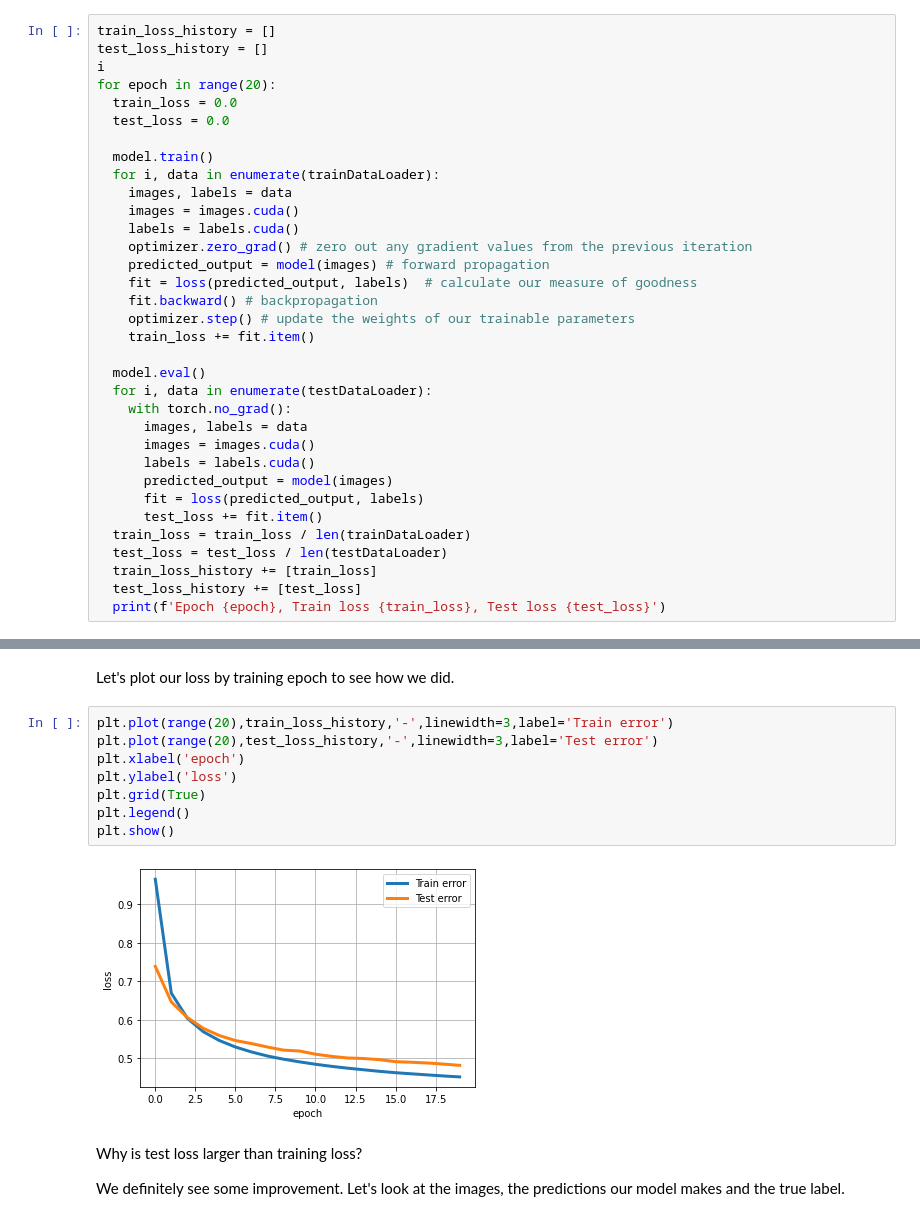
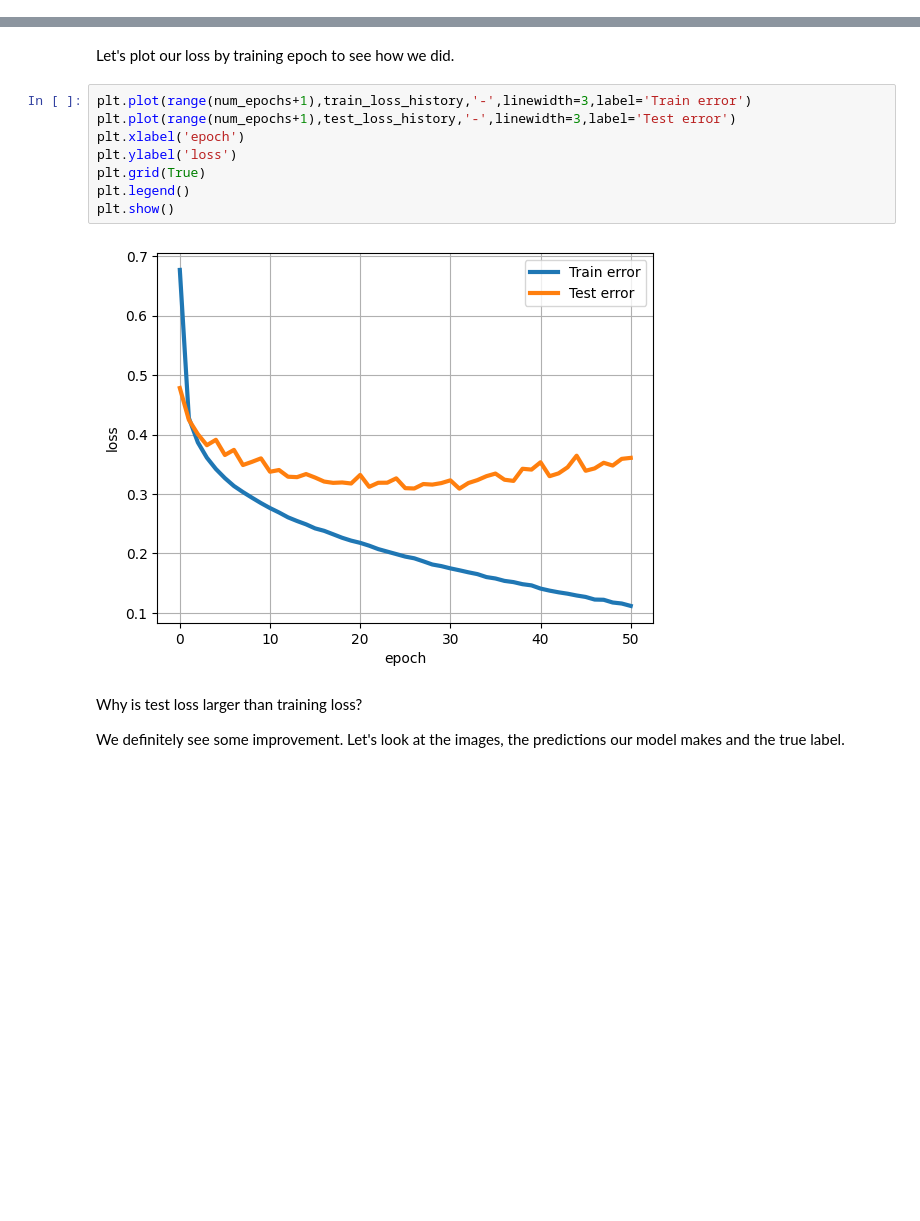
Before and after one commit to muyuanzhang14/dl-demos, a Jupyter notebook: demo01-basics-edited.ipynb, the cells around one changed output, grey strips where cells are left out. Saved outputs shown, nothing was run; the diff lists cells and outputs as text; blank space fills up the shorter version.

```diff
--- a/demo01-basics-edited.ipynb
+++ b/demo01-basics-edited.ipynb
@@ -221,36 +288,2 @@ class DenseNeuralNetwork(torch.nn.Module):
 # %% [markdown]
 Now let's train our model!
-# %%
-train_loss_history = []
-test_loss_history = []
-i
-for epoch in range(20):
-  train_loss = 0.0
-  test_loss = 0.0
-
-  model.train()
-  for i, data in enumerate(trainDataLoader):
-    images, labels = data
-    images = images.cuda()
-    labels = labels.cuda()
-    optimizer.zero_grad() # zero out any gradient values from the previous iteration
-    predicted_output = model(images) # forward propagation
-    fit = loss(predicted_output, labels)  # calculate our measure of goodness
-    fit.backward() # backpropagation
-    optimizer.step() # update the weights of our trainable parameters
-    train_loss += fit.item()
-
-  model.eval()
-  for i, data in enumerate(testDataLoader):
-    with torch.no_grad():
-      images, labels = data
-      images = images.cuda()
-      labels = labels.cuda()
-      predicted_output = model(images)
-      fit = loss(predicted_output, labels)
-      test_loss += fit.item()
-  train_loss = train_loss / len(trainDataLoader)
-  test_loss = test_loss / len(testDataLoader)
-  train_loss_history += [train_loss]
-  test_loss_history += [test_loss]
-  print(f'Epoch {epoch}, Train loss {train_loss}, Test loss {test_loss}')
@@ -278,15 +290,15 @@ Epoch 19, Train loss 0.45173340057259176, Test loss 0.4817397484354153
 # %% [markdown]
 Let's plot our loss by training epoch to see how we did.
 # %%
-plt.plot(range(20),train_loss_history,'-',linewidth=3,label='Train error')
-plt.plot(range(20),test_loss_history,'-',linewidth=3,label='Test error')
+plt.plot(range(num_epochs+1),train_loss_history,'-',linewidth=3,label='Train error')
+plt.plot(range(num_epochs+1),test_loss_history,'-',linewidth=3,label='Test error')
 plt.xlabel('epoch')
 plt.ylabel('loss')
 plt.grid(True)
 plt.legend()
 plt.show()
 # %% [output]
-[figure, old version]
+[figure, new version]
 # %% [markdown]
 Why is test loss larger than training loss?
 
```
Also changed, not shown: parts of 10 cells of this notebook.
